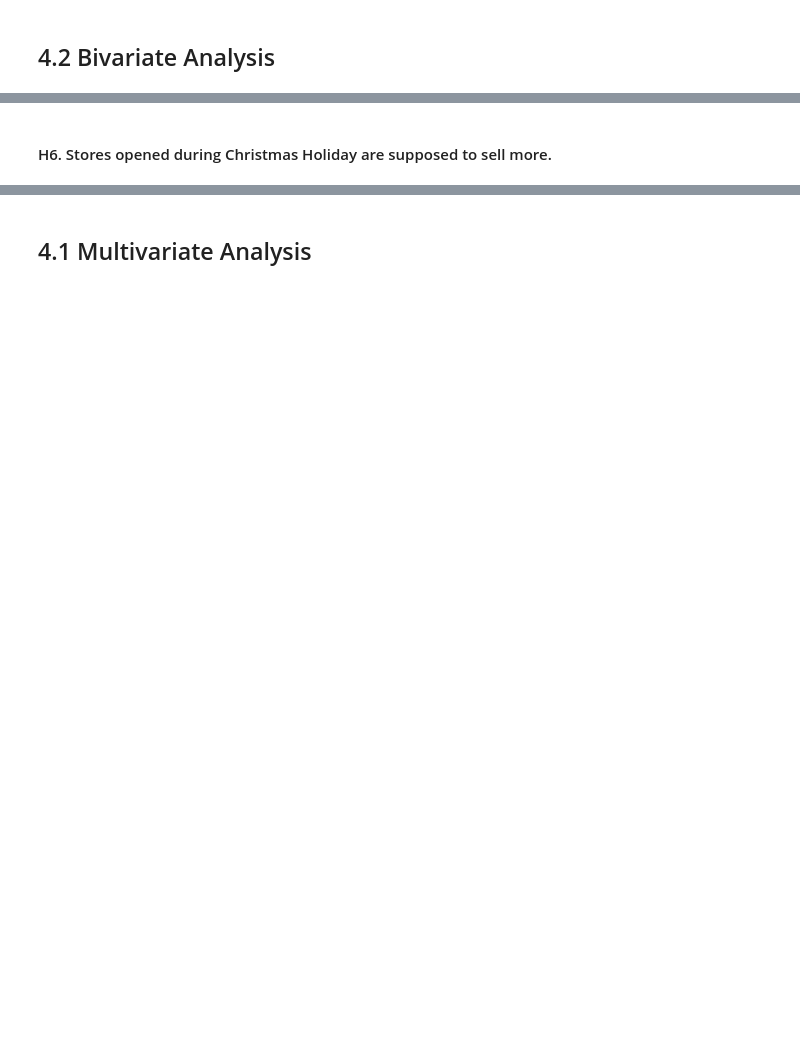
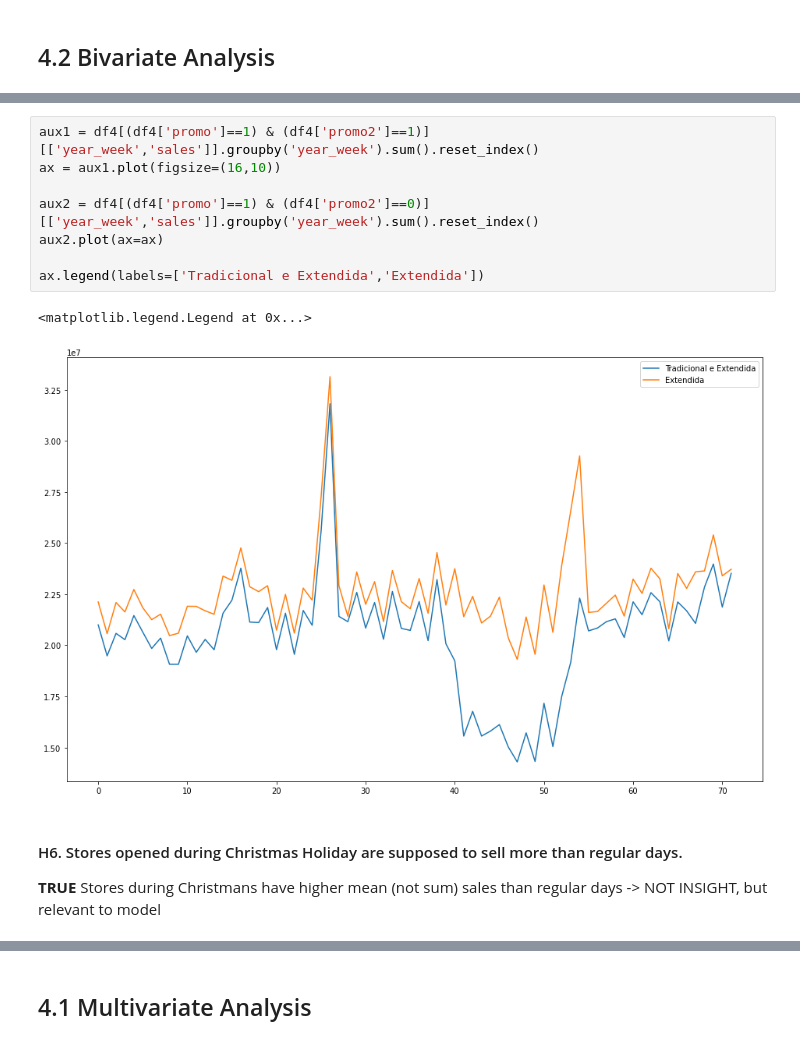
Before and after one commit to marcosbertochi/rossmann_sales_prediction, a Jupyter notebook: Rossmann_store_sales_prediction_step2.ipynb, the cells around one changed output, grey strips where cells are left out. Saved outputs shown, nothing was run; the diff lists cells and outputs as text; blank space fills up the shorter version.

```diff
--- a/Rossmann_store_sales_prediction_step2.ipynb
+++ b/Rossmann_store_sales_prediction_step2.ipynb
@@ -583,2 +610,14 @@ ax['B'].tick_params(axis='x', rotation=90)
+# %%
+aux1 = df4[(df4['promo']==1) & (df4['promo2']==1)][['year_week','sales']].groupby('year_week').sum().reset_index()
+ax = aux1.plot(figsize=(16,10))
+
+aux2 = df4[(df4['promo']==1) & (df4['promo2']==0)][['year_week','sales']].groupby('year_week').sum().reset_index()
+aux2.plot(ax=ax)
+
+ax.legend(labels=['Tradicional e Extendida','Extendida'])
+# %% [output]
+<matplotlib.legend.Legend at 0x...>
+[figure, added]
 # %% [markdown]
-#### H6. Stores opened during Christmas Holiday are supposed to sell more.
+#### H6. Stores opened during Christmas Holiday are supposed to sell more than regular days.
+**TRUE** Stores during Christmans have higher mean (not sum) sales than regular days -> NOT INSIGHT, but relevant to model
```
Also changed, not shown: parts of 30 cells of this notebook.
